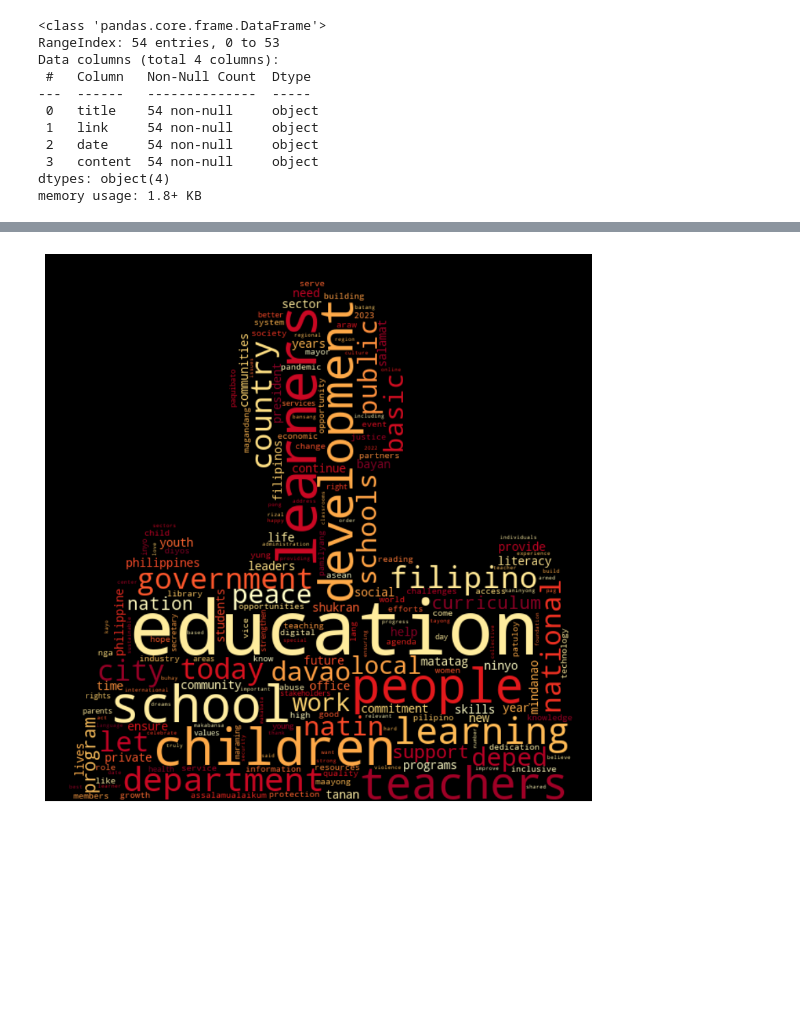
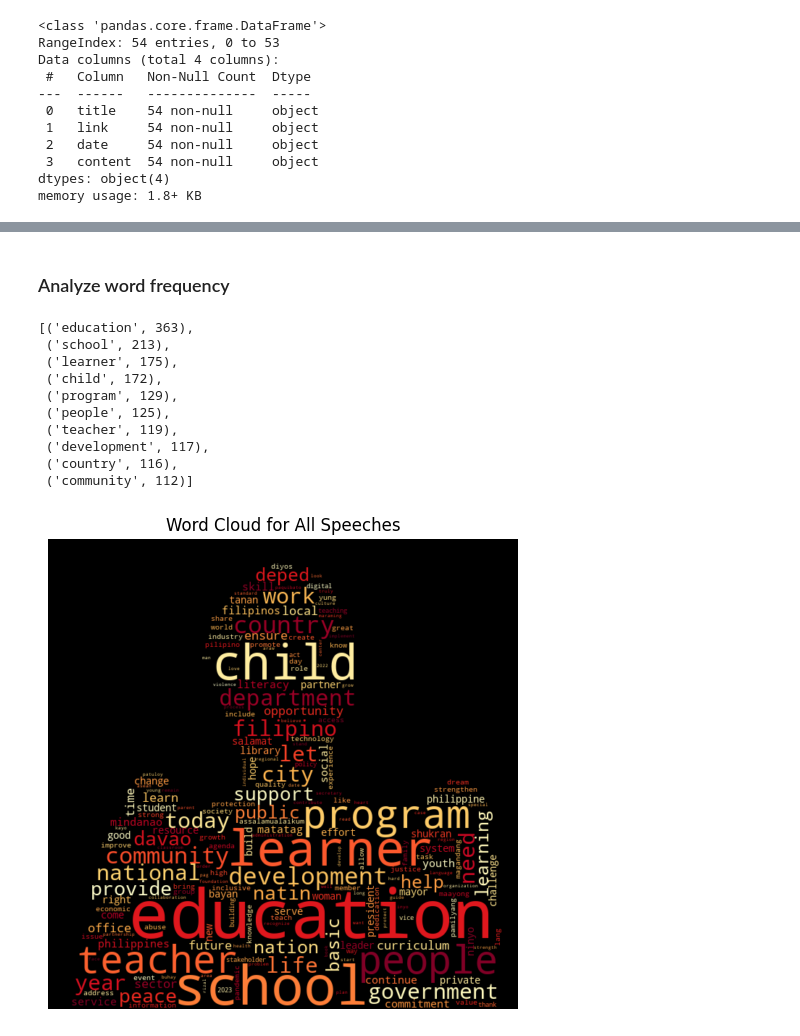
Before and after one commit to rixmape/speech-analysis-ph-govt-officials, a Jupyter notebook: nlp-insights.ipynb, the cells around one changed output, grey strips where cells are left out. Saved outputs shown, nothing was run; the diff lists cells and outputs as text; code cells hidden in the pictures; blank space fills up the shorter version.

```diff
--- a/nlp-insights.ipynb
+++ b/nlp-insights.ipynb
@@ -23,2 +18,2 @@ please provide us feedback at https://github.com/pandas-dev/pandas/issues/54466
 # %%
-en_nlp = spacy.load("en_core_web_md")
+nlp = spacy.load("en_core_web_md")
@@ -89,0 +79,19 @@ Counter(en_tokens).most_common(5)
+# %%
+print(
+    f"{"Token":<15}"
+    f"{"Lemma":<15}"
+    f"{"POS":<10}"
+    f"{"Tag":<10}"
+    f"{"Dep":<10}"
+    f"{"Shape":<10}"
+)
+
+for token in tokens[:10]:
+    print(
+        f"{token.text:<15}"
+        f"{token.lemma_:<15}"
+        f"{token.pos_:<10}"
+        f"{token.tag_:<10}"
+        f"{token.dep_:<10}"
+        f"{token.shape_:<10}"
+    )
@@ -90,13 +110,29 @@ Counter(en_tokens).most_common(5)
+# %% [markdown]
+### Analyze word frequency
+# %%
+lemmas = [token.lemma_.lower() for token in tokens]
+Counter(lemmas).most_common(10)
+# %% [output]
+[('education', 363),
+ ('school', 213),
+ ('learner', 175),
+ ('child', 172),
+ ('program', 129),
+ ('people', 125),
+ ('teacher', 119),
+ ('development', 117),
+ ('country', 116),
+ ('community', 112)]
 # %%
 image = img.imread("data/mask.jpg")
+wc = WordCloud(max_words=200, mask=image, colormap="YlOrRd")
+wc = wc.generate_from_frequencies(Counter(lemmas))
 
-wc = WordCloud(max_words=200, mask=image, colormap="YlOrRd_r")
-wc = wc.generate_from_frequencies(Counter(en_tokens))
-
-plt.figure(figsize=(8, 8))
+plt.figure(figsize=(5, 5))
 plt.imshow(wc, interpolation="bilinear")
 plt.axis("off")
-plt.tight_layout(pad=0)
+plt.tight_layout()
+plt.title("Word Cloud for All Speeches")
 plt.show()
 # %% [output]
-[figure, old version]
+[figure, new version]
```
Also changed, not shown: parts of 14 cells of this notebook, 1 other file.
